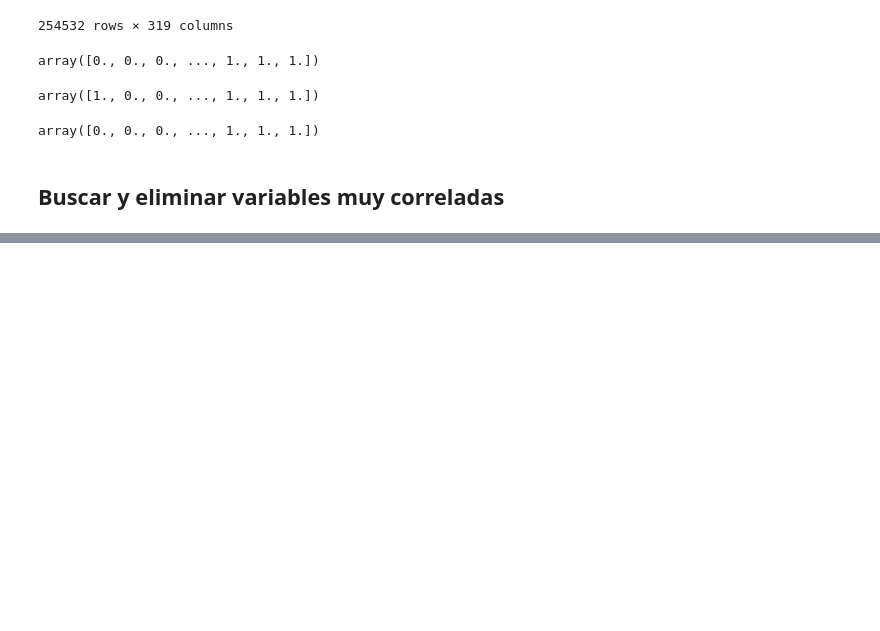
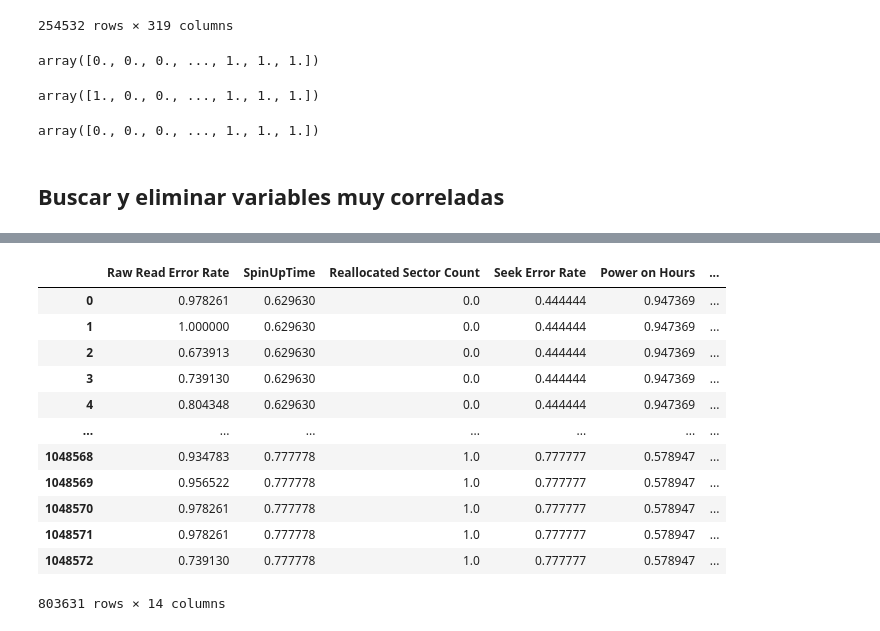
Before and after one commit to mayumar/XAI_metrics, a Jupyter notebook: prueba/prueba_phmd.ipynb, the cells around one changed output, grey strips where cells are left out. Cells and saved outputs as stored; diff of their text form; code cells hidden in the pictures; blank space fills up the shorter version.

```diff
--- a/prueba/prueba_phmd.ipynb
+++ b/prueba/prueba_phmd.ipynb
@@ -791,0 +1416,16 @@ show_correlation_matrix(df_correlacion)
+# %%
+X_train_phmd
+# %% [output]
+|  | Raw Read Error Rate | SpinUpTime | Reallocated Sector Count | Seek Error Rate | Power on Hours | ... |
+| 0 | 0.978261 | 0.629630 | 0.0 | 0.444444 | 0.947369 | ... |
+| 1 | 1.000000 | 0.629630 | 0.0 | 0.444444 | 0.947369 | ... |
+| 2 | 0.673913 | 0.629630 | 0.0 | 0.444444 | 0.947369 | ... |
+| 3 | 0.739130 | 0.629630 | 0.0 | 0.444444 | 0.947369 | ... |
+| 4 | 0.804348 | 0.629630 | 0.0 | 0.444444 | 0.947369 | ... |
+| ... | ... | ... | ... | ... | ... | ... |
+| 1048568 | 0.934783 | 0.777778 | 1.0 | 0.777777 | 0.578947 | ... |
+| 1048569 | 0.956522 | 0.777778 | 1.0 | 0.777777 | 0.578947 | ... |
+| 1048570 | 0.978261 | 0.777778 | 1.0 | 0.777777 | 0.578947 | ... |
+| 1048571 | 0.978261 | 0.777778 | 1.0 | 0.777777 | 0.578947 | ... |
+| 1048572 | 0.739130 | 0.777778 | 1.0 | 0.777777 | 0.578947 | ... |
+803631 rows × 14 columns
```
Also changed, not shown: parts of 63 cells of this notebook, 23 other files.
